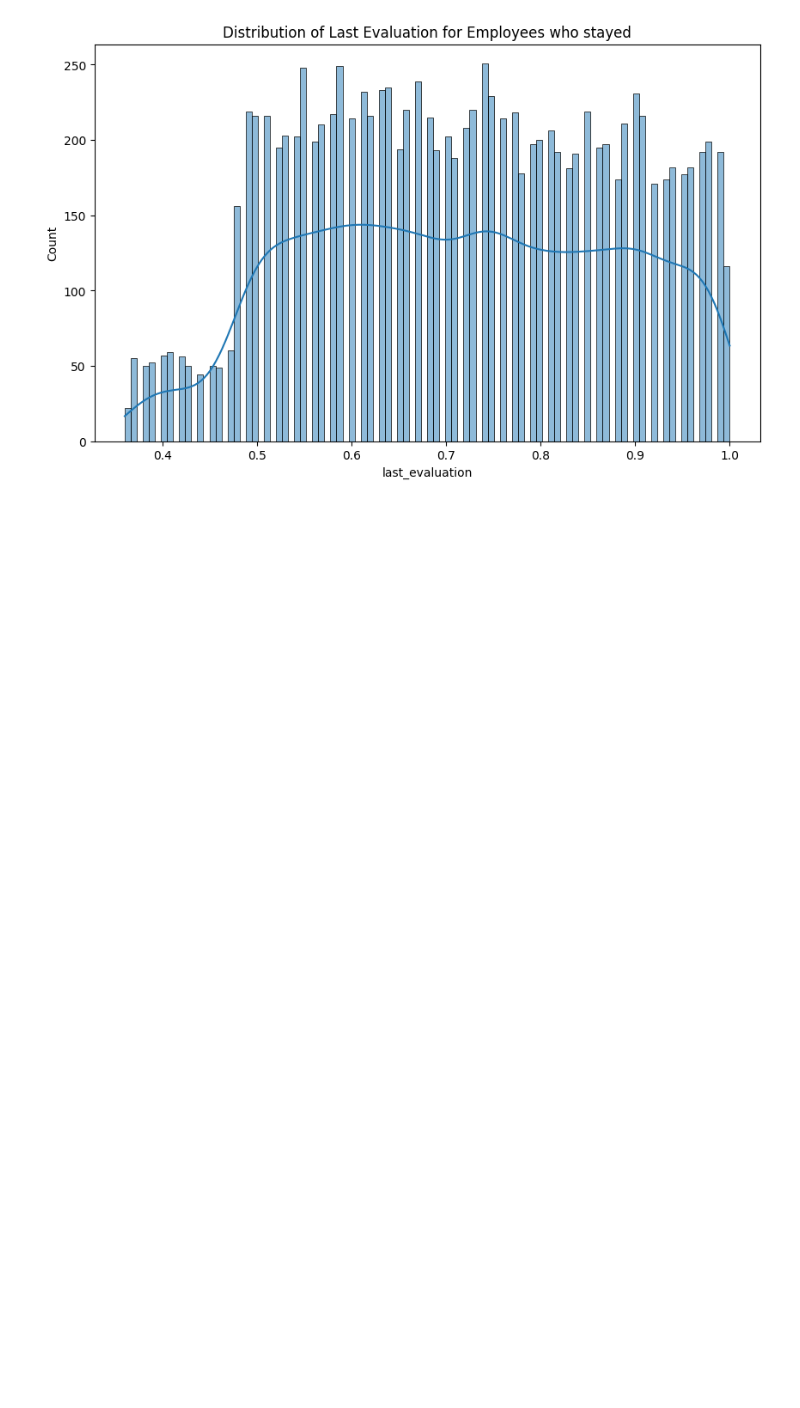
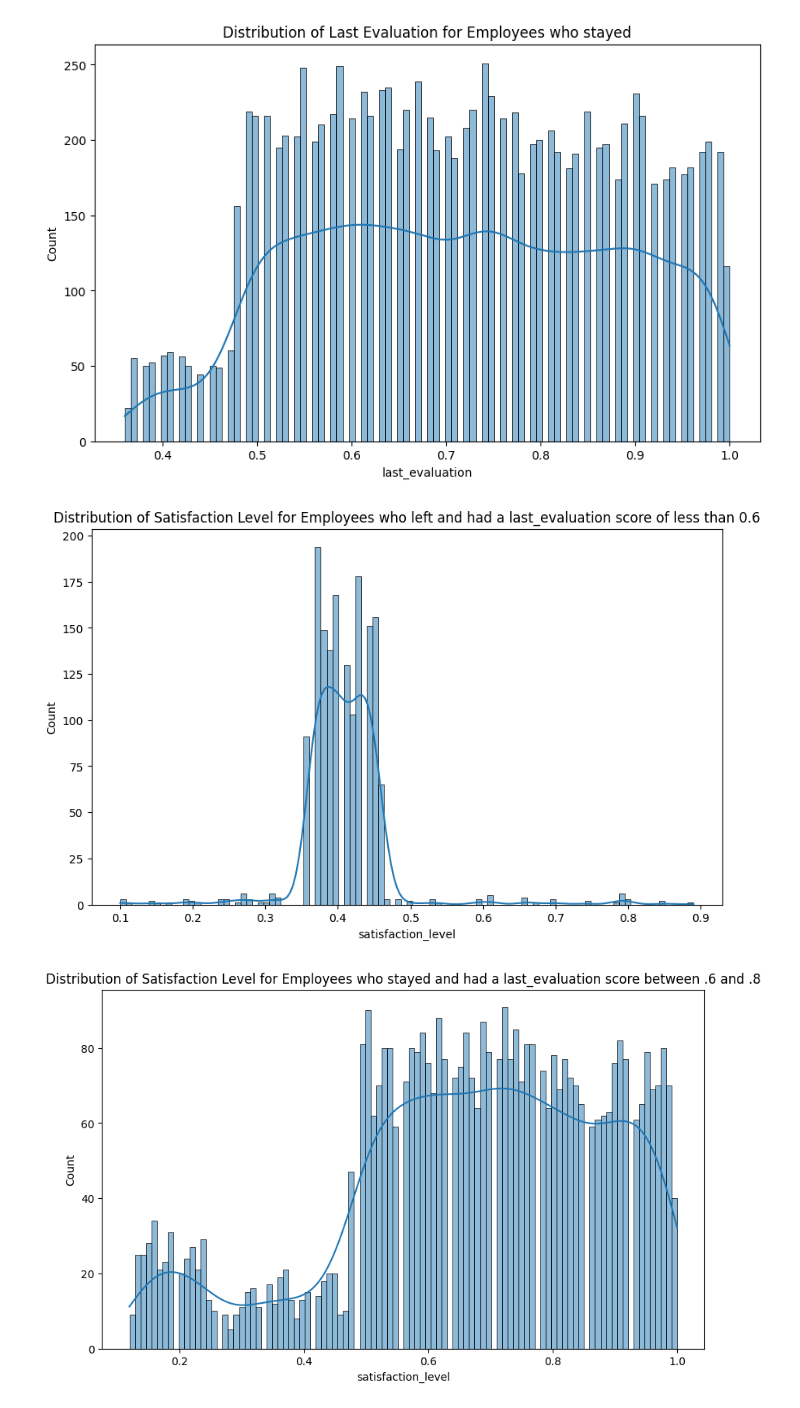
Before and after one commit to OsorioEL/EmployeeTurnover, a Jupyter notebook: EmployeeTurnover.ipynb, the cells around one changed output. Cells and saved outputs as stored; diff of their text form; code cells hidden in the pictures; blank space fills up the shorter version.

```diff
--- a/EmployeeTurnover.ipynb
+++ b/EmployeeTurnover.ipynb
@@ -178,3 +351,24 @@ plt.title('Distribution of Last Evaluation for Employees who stayed')
 plt.show()
 # %% [output]
 [figure]
+# %%
+# Plot distribution of statifaction level for employees who left and had a last_evaluation score of less than 0.6
+plt.figure(figsize=(10,6))
+sns.histplot(df[(df['left']==1) & (df['last_evaluation']<0.6)]['satisfaction_level'], kde=True, bins=100)
+plt.title('Distribution of Satisfaction Level for Employees who left and had a last_evaluation score of less than 0.6')
+plt.show()
+
+# Plot distribution of statifaction level for employees who stayed and had a last_evaluation score between .6 and .8
+plt.figure(figsize=(10,6))
+sns.histplot(df[(df['left']==0) & (df['last_evaluation']>=0.6) & (df['last_evaluation']<=0.8)]['satisfaction_level'], kde=True, bins=100)
+plt.title('Distribution of Satisfaction Level for Employees who stayed and had a last_evaluation score between .6 and .8')
+plt.show()
+
+# Plot distribution of satisfaction level for employees who left and had a last_evaluation score between .6 and .8
+plt.figure(figsize=(10,6))
+sns.histplot(df[(df['left']==1) & (df['last_evaluation']>=0.6) & (df['last_evaluation']<=0.8)]['satisfaction_level'], kde=True, bins=100)
+plt.title('Distribution of Satisfaction Level for Employees who left and had a last_evaluation score between .6 and .8')
+plt.show()
+# %% [output]
+[figure, added]
+[figure, added]
```
Also changed, not shown: parts of 10 cells of this notebook.
